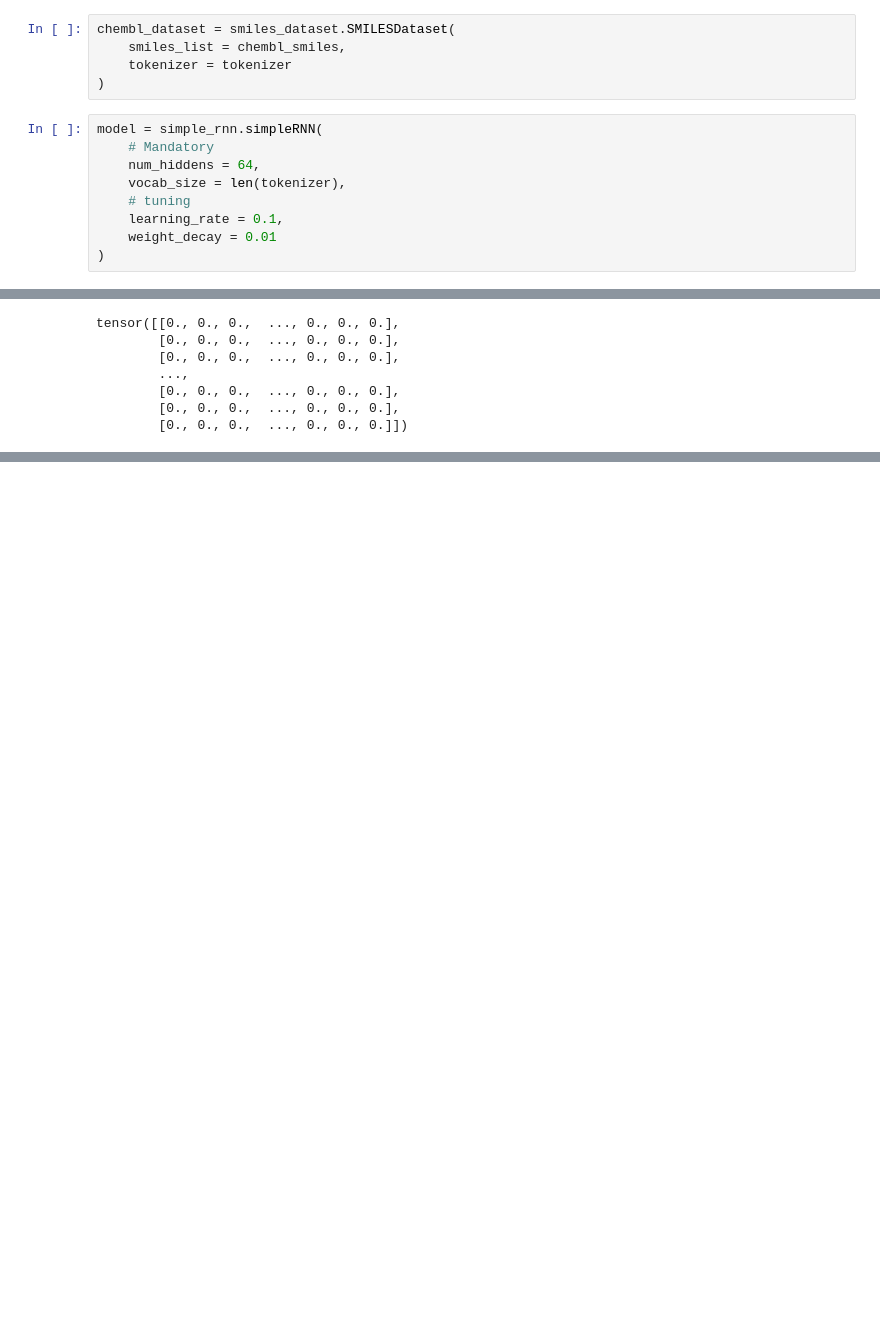
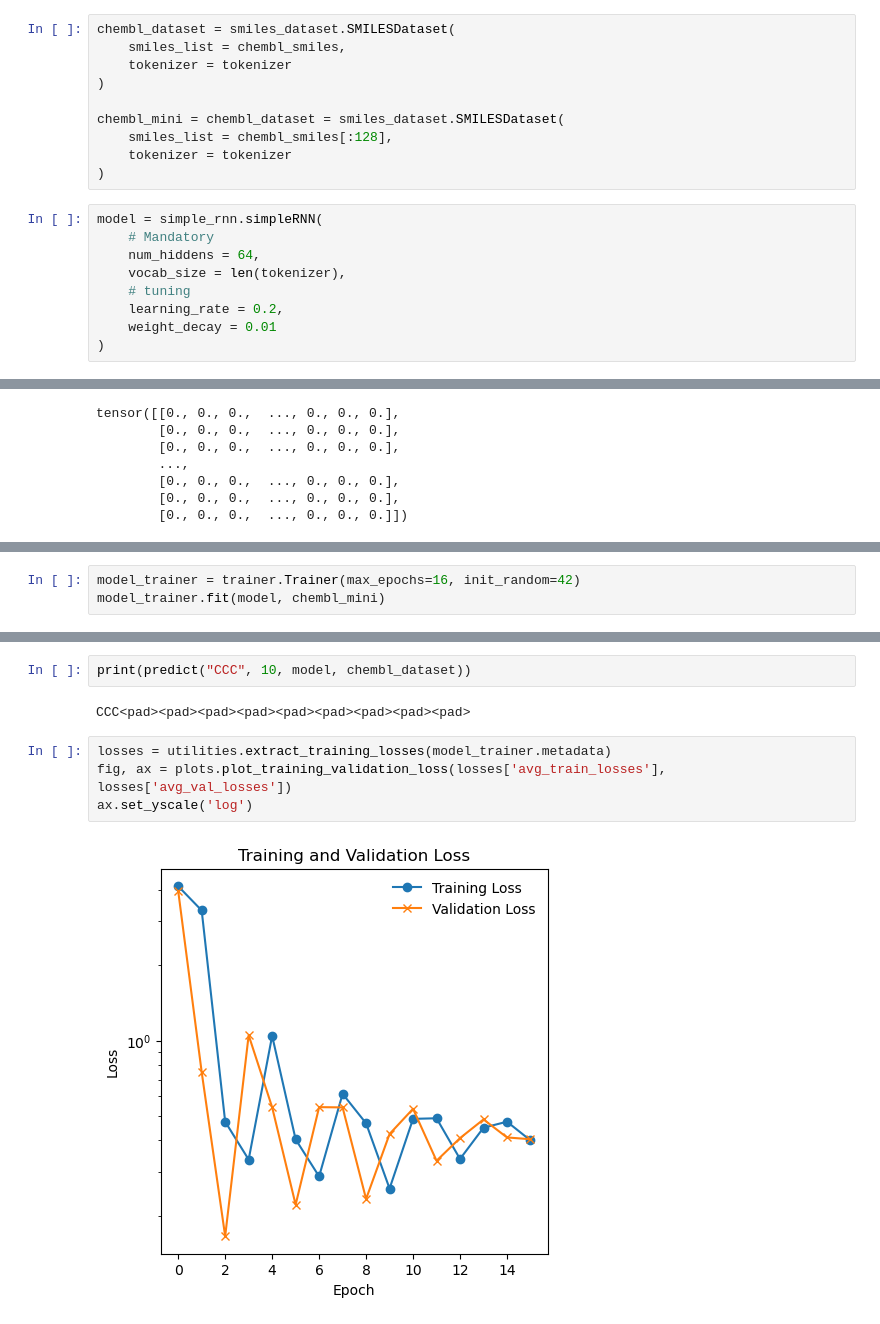
Before and after one commit to patrickwrowe/Language-Models-for-AI-Molecule-Generation, a Jupyter notebook: notebooks/simple_rnn_generator.ipynb, the cells around one changed output, grey strips where cells are left out. Saved outputs shown, nothing was run; the diff lists cells and outputs as text; blank space fills up the shorter version.

Commit message:
runnign through training loop and plotting output

```diff
--- a/notebooks/simple_rnn_generator.ipynb
+++ b/notebooks/simple_rnn_generator.ipynb
@@ -30,13 +32,18 @@ chembl_dataset = smiles_dataset.SMILESDataset(
     smiles_list = chembl_smiles,
     tokenizer = tokenizer
 )
+
+chembl_mini = chembl_dataset = smiles_dataset.SMILESDataset(
+    smiles_list = chembl_smiles[:128],
+    tokenizer = tokenizer
+)
 # %%
 model = simple_rnn.simpleRNN(
     # Mandatory
     num_hiddens = 64,
     vocab_size = len(tokenizer),
     # tuning
-    learning_rate = 0.1,
+    learning_rate = 0.2,
     weight_decay = 0.01
 )
 # %%
@@ -100,0 +91,3 @@ COCCCc1ccccc1
+# %%
+model_trainer = trainer.Trainer(max_epochs=16, init_random=42)
+model_trainer.fit(model, chembl_mini)
@@ -100,0 +112,10 @@ COCCCc1ccccc1
+# %%
+print(predict("CCC", 10, model, chembl_dataset))
+# %% [output]
+CCC<pad><pad><pad><pad><pad><pad><pad><pad><pad>
+# %%
+losses = utilities.extract_training_losses(model_trainer.metadata)
+fig, ax = plots.plot_training_validation_loss(losses['avg_train_losses'], losses['avg_val_losses'])
+ax.set_yscale('log')
+# %% [output]
+[figure, added]
```
Also changed, not shown: parts of 6 cells of this notebook.
